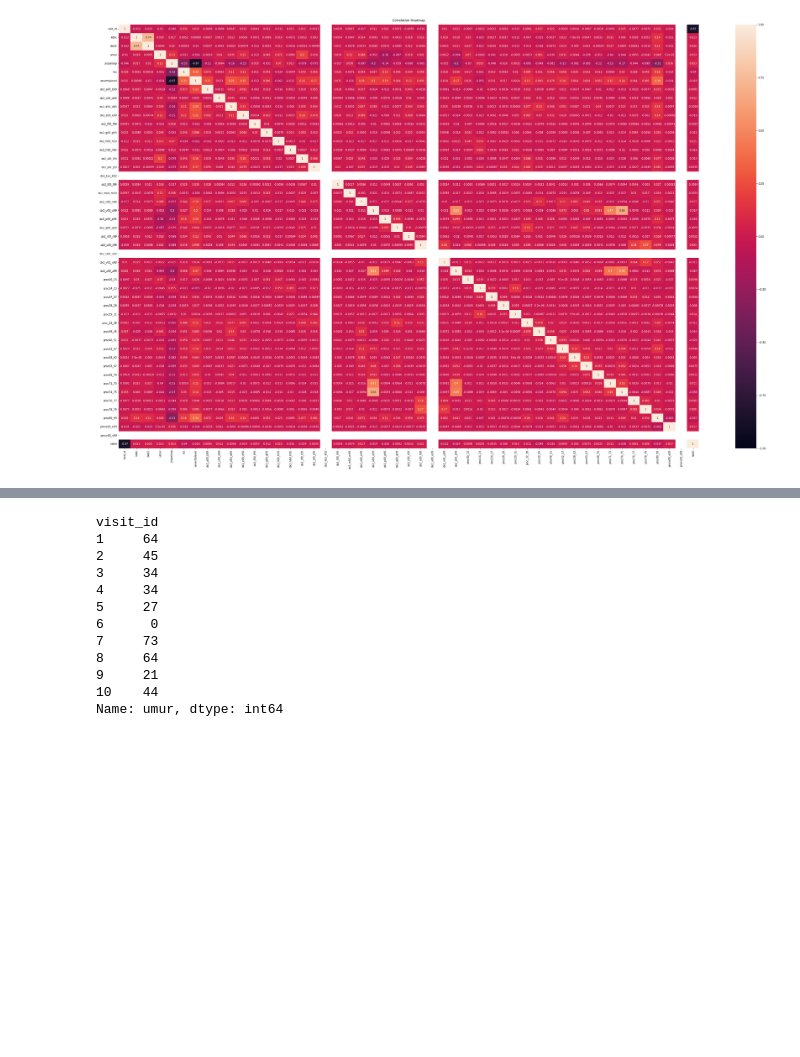
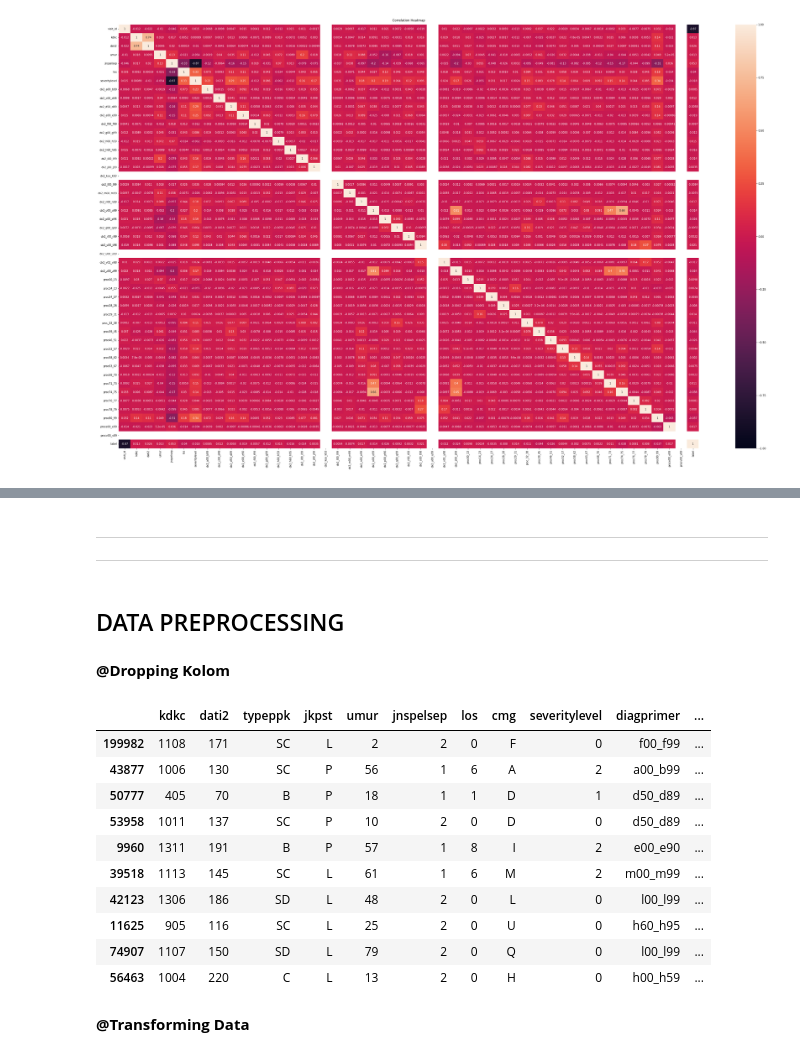
Before and after one commit to PrinceSilaban17/Project-Data-Mining-Kelompok-7, a Jupyter notebook: BC_SVM_BPJS_KEL_7.ipynb, the cells around one changed output, grey strips where cells are left out. Saved outputs shown, nothing was run; the diff lists cells and outputs as text; code cells hidden in the pictures; blank space fills up the shorter version.

```diff
--- a/BC_SVM_BPJS_KEL_7.ipynb
+++ b/BC_SVM_BPJS_KEL_7.ipynb
@@ -14,5 +12,5 @@ Drive already mounted at /content/drive; to attempt to forcibly remount, call dr
 # %%
-data = pd.read_csv("/content/drive/MyDrive/DAMI/fraud_detection_train.csv")
+data = pd.read_csv("/content/drive/ My Drive/dataset/project_dami/bpjs.csv")
 # %%
 data.sample(10)
 # %% [output]
@@ -302,15 +121,26 @@ Membersihkan Kolom dengan Kombinasi metode str dengan NumPy
-# %%
-df['umur'].head(10)
-# %% [output]
-visit_id
-1     64
-2     45
-3     34
-4     34
-5     27
-6      0
-7     73
-8     64
-9     21
-10    44
-Name: umur, dtype: int64
+# %% [markdown]
+________________________________________________________________________________________________________________________________________________________________
+
+________________________________________________________________________________________________________________________________________________________________
+# %% [markdown]
+## DATA PREPROCESSING
+# %% [markdown]
+**@Dropping Kolom**
+# %%
+data_new=data.drop(['visit_id','procv00_v89','dx2_u00_u99','dx2_koo_k93'], axis = 1)
+# %%
+data_new.sample(10)
+# %% [output]
+|  | kdkc | dati2 | typeppk | jkpst | umur | jnspelsep | los | cmg | severitylevel | diagprimer | ... |
+| 199982 | 1108 | 171 | SC | L | 2 | 2 | 0 | F | 0 | f00_f99 | ... |
+| 43877 | 1006 | 130 | SC | P | 56 | 1 | 6 | A | 2 | a00_b99 | ... |
+| 50777 | 405 | 70 | B | P | 18 | 1 | 1 | D | 1 | d50_d89 | ... |
+| 53958 | 1011 | 137 | SC | P | 10 | 2 | 0 | D | 0 | d50_d89 | ... |
+| 9960 | 1311 | 191 | B | P | 57 | 1 | 8 | I | 2 | e00_e90 | ... |
+| 39518 | 1113 | 145 | SC | L | 61 | 1 | 6 | M | 2 | m00_m99 | ... |
+| 42123 | 1306 | 186 | SD | L | 48 | 2 | 0 | L | 0 | l00_l99 | ... |
+| 11625 | 905 | 116 | SC | L | 25 | 2 | 0 | U | 0 | h60_h95 | ... |
+| 74907 | 1107 | 150 | SD | L | 79 | 2 | 0 | Q | 0 | l00_l99 | ... |
+| 56463 | 1004 | 220 | C | L | 13 | 2 | 0 | H | 0 | h00_h59 | ... |
+# %% [markdown]
+**@Transforming Data**
```
Also changed, not shown: parts of 46 cells of this notebook.
